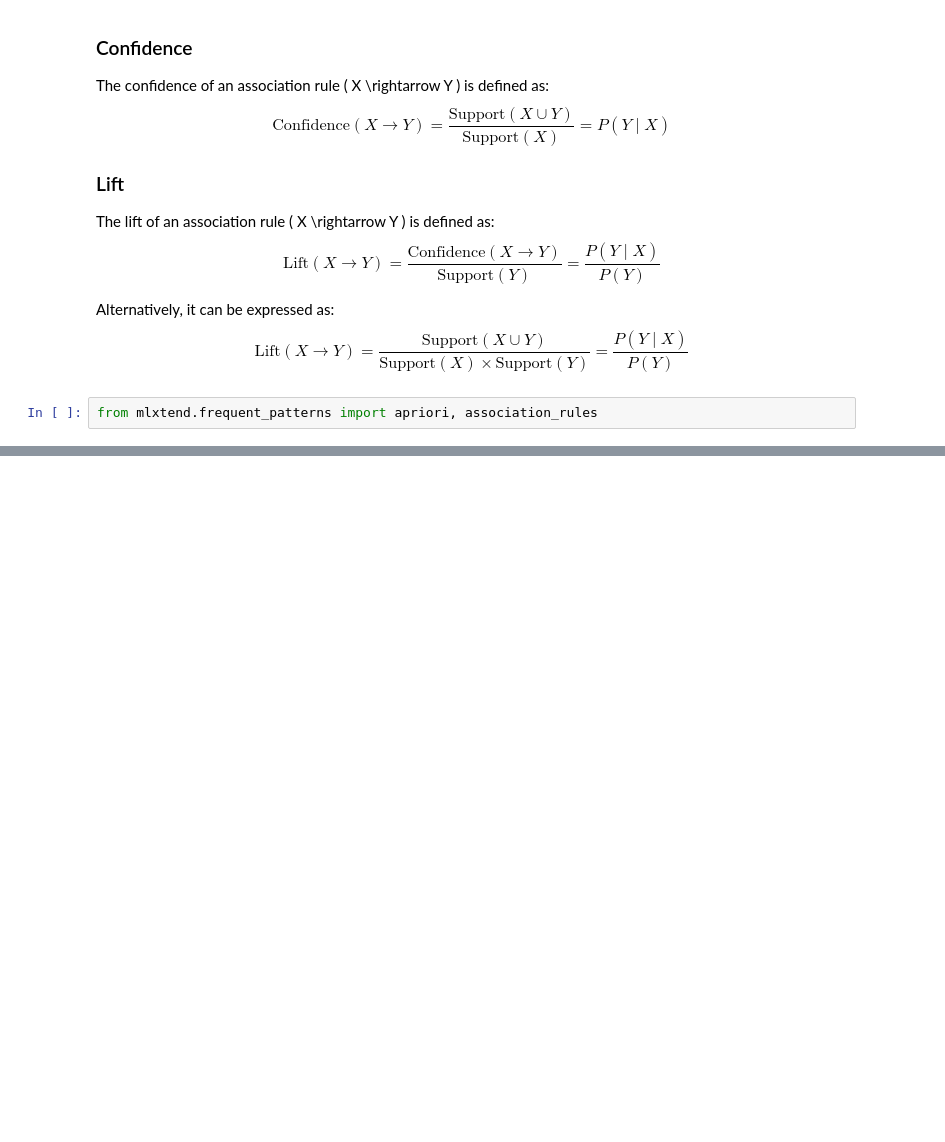
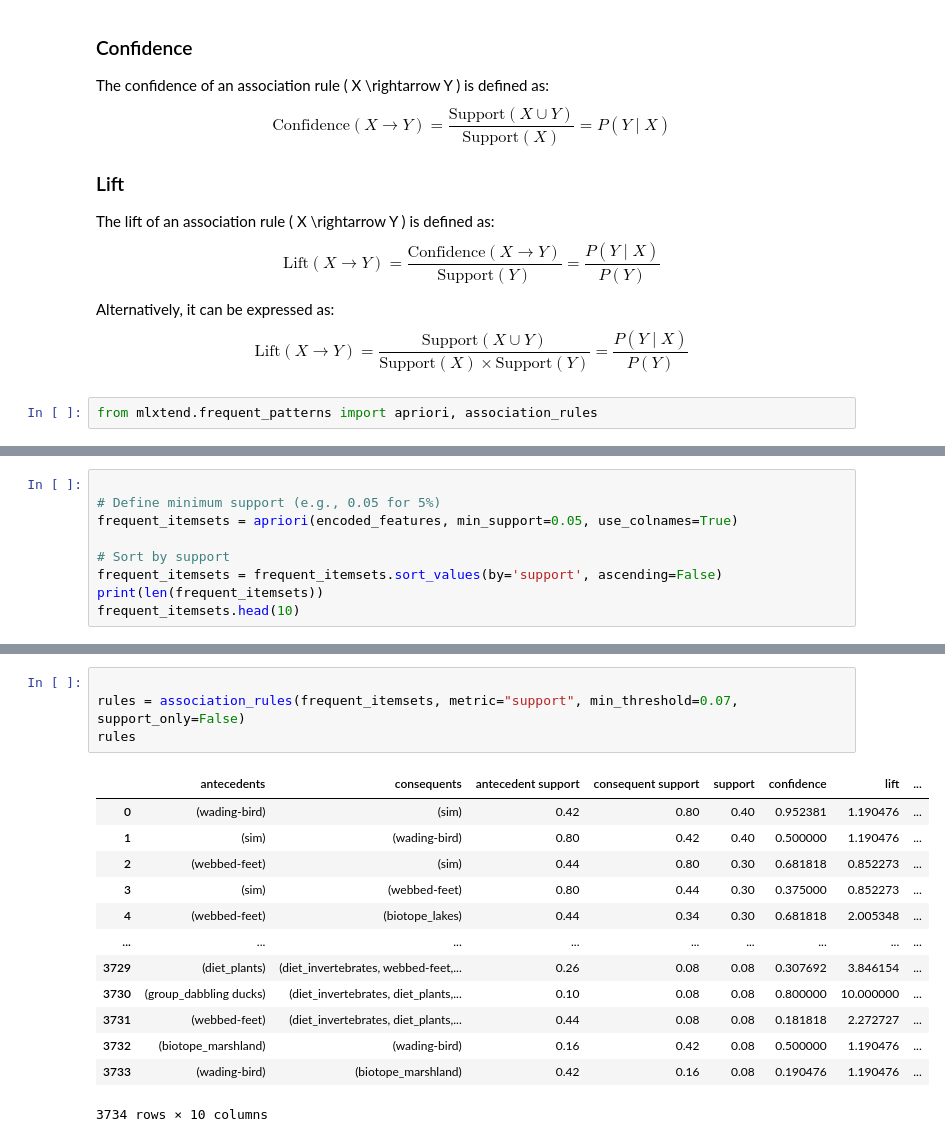
Before and after one commit to ancuongnguyen07/CS-E4650, a Jupyter notebook: hw3/code/solution_hw3.ipynb, the cells around one changed output, grey strips where cells are left out. Cells and saved outputs as stored; diff of their text form; blank space fills up the shorter version.

```diff
--- a/hw3/code/solution_hw3.ipynb
+++ b/hw3/code/solution_hw3.ipynb
@@ -452,0 +408,9 @@ encoded_features.T.iloc[:, 10:30]
+# %%
+
+# Define minimum support (e.g., 0.05 for 5%)
+frequent_itemsets = apriori(encoded_features, min_support=0.05, use_colnames=True)
+
+# Sort by support
+frequent_itemsets = frequent_itemsets.sort_values(by='support', ascending=False)
+print(len(frequent_itemsets))
+frequent_itemsets.head(10)
@@ -452,0 +430,18 @@ encoded_features.T.iloc[:, 10:30]
+# %%
+
+rules = association_rules(frequent_itemsets, metric="support", min_threshold=0.07, support_only=False)
+rules
+# %% [output]
+|  | antecedents | consequents | antecedent support | consequent support | support | confidence | lift | ... |
+| 0 | (wading-bird) | (sim) | 0.42 | 0.80 | 0.40 | 0.952381 | 1.190476 | ... |
+| 1 | (sim) | (wading-bird) | 0.80 | 0.42 | 0.40 | 0.500000 | 1.190476 | ... |
+| 2 | (webbed-feet) | (sim) | 0.44 | 0.80 | 0.30 | 0.681818 | 0.852273 | ... |
+| 3 | (sim) | (webbed-feet) | 0.80 | 0.44 | 0.30 | 0.375000 | 0.852273 | ... |
+| 4 | (webbed-feet) | (biotope_lakes) | 0.44 | 0.34 | 0.30 | 0.681818 | 2.005348 | ... |
+| ... | ... | ... | ... | ... | ... | ... | ... | ... |
+| 3729 | (diet_plants) | (diet_invertebrates, webbed-feet,... | 0.26 | 0.08 | 0.08 | 0.307692 | 3.846154 | ... |
+| 3730 | (group_dabbling ducks) | (diet_invertebrates, diet_plants,... | 0.10 | 0.08 | 0.08 | 0.800000 | 10.000000 | ... |
+| 3731 | (webbed-feet) | (diet_invertebrates, diet_plants,... | 0.44 | 0.08 | 0.08 | 0.181818 | 2.272727 | ... |
+| 3732 | (biotope_marshland) | (wading-bird) | 0.16 | 0.42 | 0.08 | 0.500000 | 1.190476 | ... |
+| 3733 | (wading-bird) | (biotope_marshland) | 0.42 | 0.16 | 0.08 | 0.190476 | 1.190476 | ... |
+3734 rows × 10 columns
```
Also changed, not shown: parts of 17 cells of this notebook.
